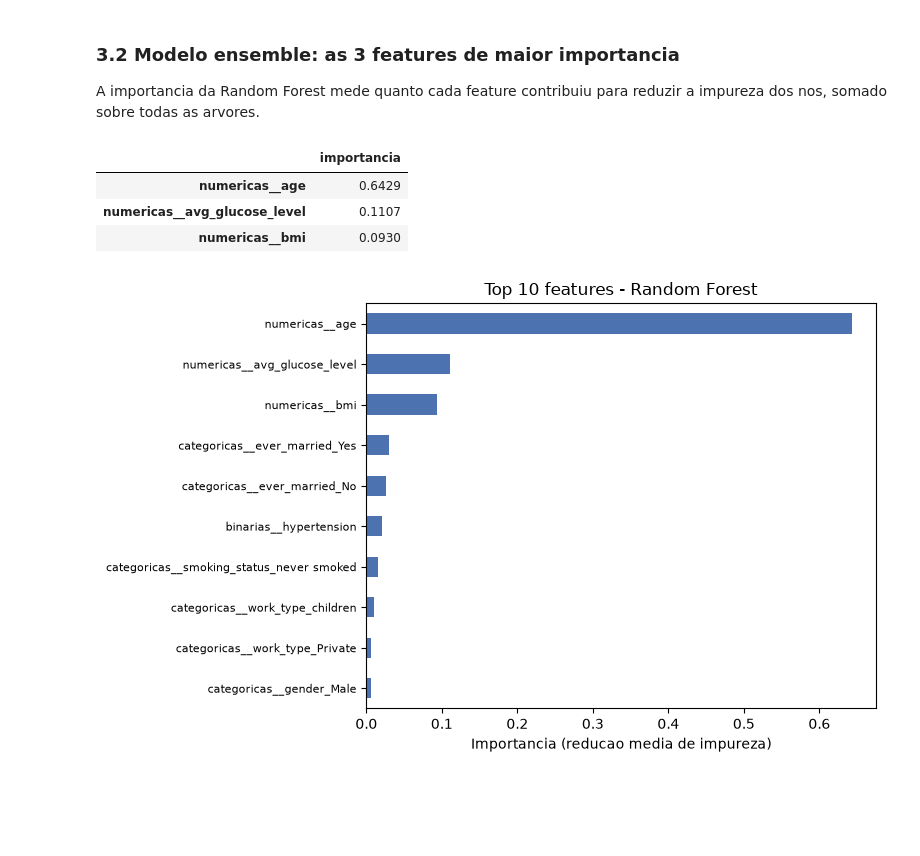
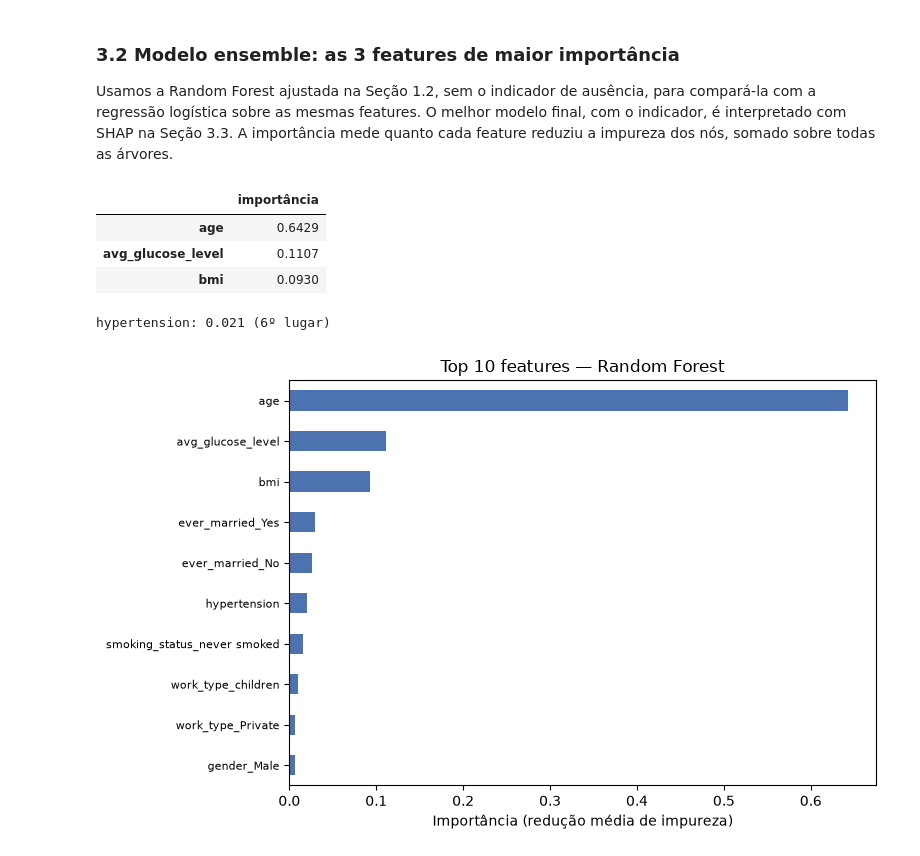
Before and after one commit to emilybrtt/projeto-machine-learning, a Jupyter notebook: aps2_modelagem.ipynb, the cells around one changed output. Saved outputs shown, nothing was run; the diff lists cells and outputs as text; code cells hidden in the pictures; blank space fills up the shorter version.

```diff
--- a/aps2_modelagem.ipynb
+++ b/aps2_modelagem.ipynb
@@ -278,6 +275,4 @@ Regressao Logistica
 # %%
-# n_estimators fica fixo; os demais parametros controlam o quanto a
-# floresta pode decorar o treino (profundidade, folha minima, features por split).
 grade_floresta = {
     "classificador__n_estimators": [300],
     "classificador__max_depth": [None, 5, 10],
@@ -286,26 +281,14 @@ grade_floresta = {
 }
 
 busca_floresta = GridSearchCV(
-    Pipeline(
-        [
-            ("pre_processamento", constroi_pre_processador()),
-            (
-                "classificador",
-                RandomForestClassifier(
-                    class_weight="balanced", random_state=42, n_jobs=-1
-                ),
-            ),
-        ]
-    ),
+    monta_pipeline(modelos["Random Forest"]),
     grade_floresta,
     scoring=METRICA,
     cv=cv,
     n_jobs=-1,
 )
-
 busca_floresta.fit(X_train, y_train)
 
-print("Random Forest")
-print(f"  Melhor PR-AUC: {busca_floresta.best_score_:.4f}")
-print(f"  Melhores parametros: {busca_floresta.best_params_}")
+print(f"Random Forest | PR-AUC: {busca_floresta.best_score_:.4f}")
+print(busca_floresta.best_params_)
 # %% [output]
@@ -769,36 +713,36 @@ grandeza corretos.
 # %% [markdown]
-### 3.2 Modelo ensemble: as 3 features de maior importancia
+### 3.2 Modelo ensemble: as 3 features de maior importância
 
-A importancia da Random Forest mede quanto cada feature contribuiu para reduzir a
-impureza dos nos, somado sobre todas as arvores.
+Usamos a Random Forest ajustada na Seção 1.2, sem o indicador de ausência, para
+compará-la com a regressão logística sobre as mesmas features. O melhor modelo
+final, com o indicador, é interpretado com SHAP na Seção 3.3. A importância mede quanto cada feature reduziu a impureza dos nós, somado sobre
+todas as árvores.
 # %%
 modelo_ensemble = busca_floresta.best_estimator_
-modelo_ensemble.fit(X_train, y_train)
 
 importancias = pd.Series(
     modelo_ensemble[-1].feature_importances_,
     index=modelo_ensemble[:-1].get_feature_names_out(),
+    name="importância",
 ).sort_values(ascending=False)
 
-# feature_importances_ mede reducao media de impureza nos nos da
-# floresta; nao esta na mesma escala do coeficiente da regressao
-# logistica, entao os valores nao sao diretamente comparaveis entre si.
-display(importancias.head(3).round(4).to_frame("importancia"))
+display(importancias.head(3).round(4).to_frame())
+posicao = importancias.index.get_loc("hypertension") + 1
+print(f"hypertension: {importancias['hypertension']:.3f} ({posicao}º lugar)")
 
 fig, ax = plt.subplots(figsize=(8, 5))
-
 importancias.head(10).sort_values().plot.barh(ax=ax, color="#4C72B0")
-
-ax.set_xlabel("Importancia (reducao media de impureza)")
-ax.set_title("Top 10 features - Random Forest")
+ax.set_xlabel("Importância (redução média de impureza)")
+ax.set_title("Top 10 features — Random Forest")
 ax.tick_params(axis="y", labelsize=8)
 
 plt.tight_layout()
 plt.show()
 # %% [output]
-|  | importancia |
-| numericas__age | 0.6429 |
-| numericas__avg_glucose_level | 0.1107 |
-| numericas__bmi | 0.0930 |
+|  | importância |
+| age | 0.6429 |
+| avg_glucose_level | 0.1107 |
+| bmi | 0.0930 |
+hypertension: 0.021 (6º lugar)
-[figure, old version]
+[figure, new version]
 # %% [markdown]
```
Also changed, not shown: parts of 45 cells of this notebook, 11 other files.
